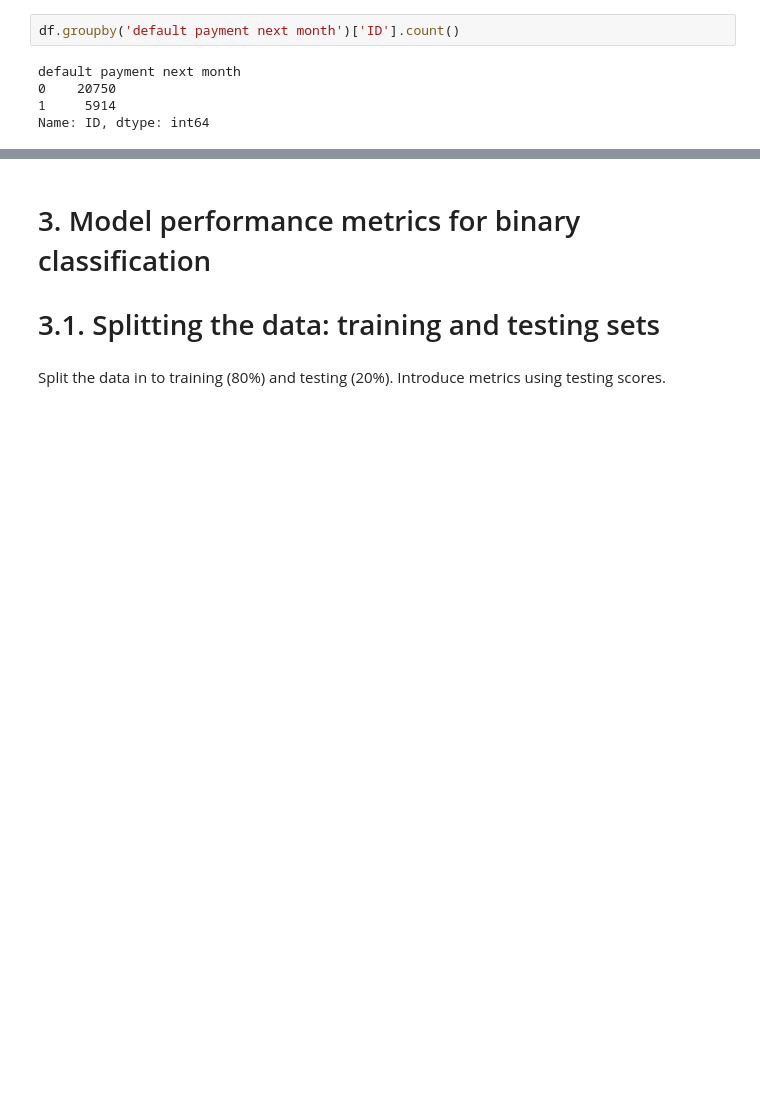
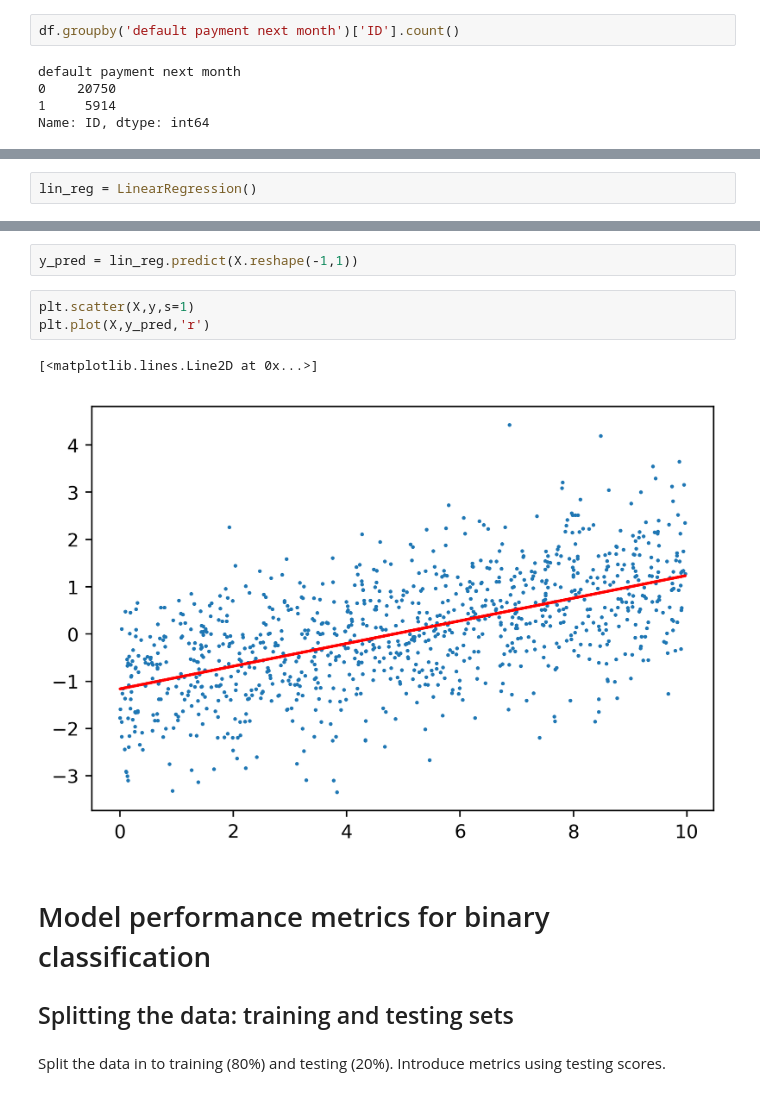
Before and after one commit to TrainingByPackt/Data-Science-Projects-with-Python, a Jupyter notebook: Lesson02/Chapter_2_Case_Study.ipynb, the cells around one changed output, grey strips where cells are left out. Cells and saved outputs as stored; diff of their text form; blank space fills up the shorter version.

```diff
--- a/Lesson02/Chapter_2_Case_Study.ipynb
+++ b/Lesson02/Chapter_2_Case_Study.ipynb
@@ -219,0 +134,2 @@ Name: ID, dtype: int64
+# %%
+lin_reg = LinearRegression()
@@ -220,6 +152,14 @@ Name: ID, dtype: int64
+# %%
+y_pred = lin_reg.predict(X.reshape(-1,1))
+# %%
+plt.scatter(X,y,s=1)
+plt.plot(X,y_pred,'r')
+# %% [output]
+[<matplotlib.lines.Line2D at 0x...>]
+[figure, added]
 # %% [markdown]
-# 3. Model performance metrics for binary classification
-# 3.1. Splitting the data: training and testing sets
+# Model performance metrics for binary classification
+## Splitting the data: training and testing sets
 # %% [markdown]
 Split the data in to training (80%) and testing (20%). Introduce metrics using testing scores.
 # %%
```
Also changed, not shown: parts of 50 cells of this notebook, 1 other file.
